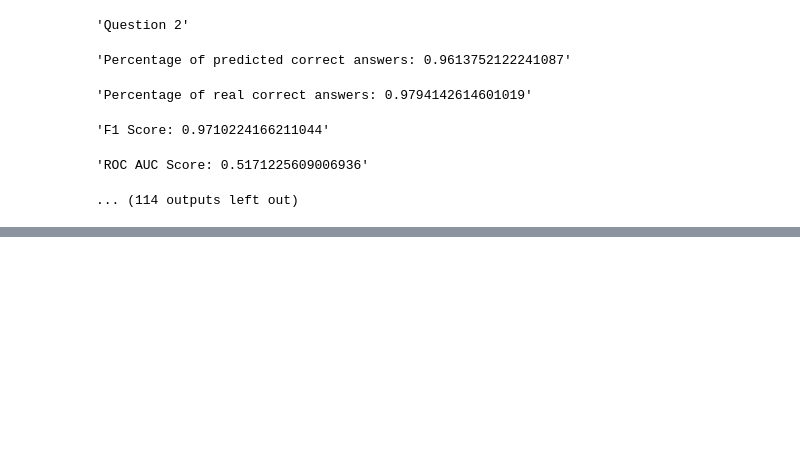
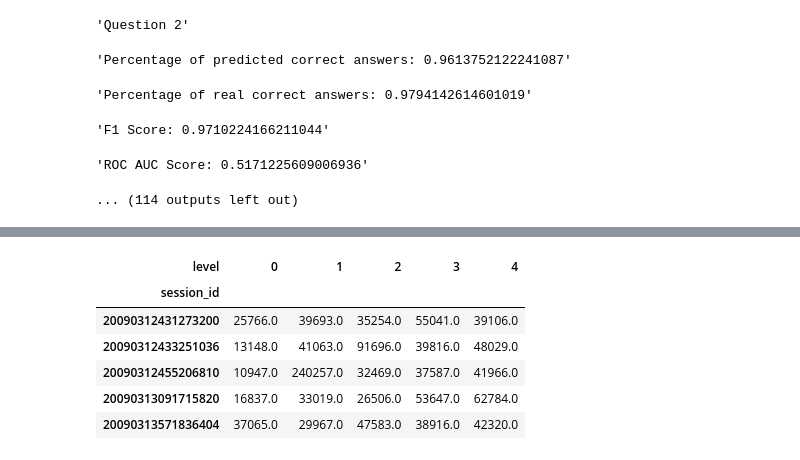
Before and after one commit to iferreiro-ml/predicting-student-performance, a Jupyter notebook: notebooks/02_baseline_log_reg_model.ipynb, the cells around one changed output, grey strips where cells are left out. Saved outputs shown, nothing was run; the diff lists cells and outputs as text; code cells hidden in the pictures; blank space fills up the shorter version.

```diff
--- a/notebooks/02_baseline_log_reg_model.ipynb
+++ b/notebooks/02_baseline_log_reg_model.ipynb
@@ -444,0 +445,3 @@ array([[  51, 1200],
+# %%
+labels_q = catalog.load("labels_q_train")
+features_q = catalog.load("features_q_train")
@@ -444,0 +451,10 @@ array([[  51, 1200],
+# %%
+display(features_q[0].head())
+# %% [output]
+| level | 0 | 1 | 2 | 3 | 4 |
+| session_id |  |  |  |  |  |
+| 20090312431273200 | 25766.0 | 39693.0 | 35254.0 | 55041.0 | 39106.0 |
+| 20090312433251036 | 13148.0 | 41063.0 | 91696.0 | 39816.0 | 48029.0 |
+| 20090312455206810 | 10947.0 | 240257.0 | 32469.0 | 37587.0 | 41966.0 |
+| 20090313091715820 | 16837.0 | 33019.0 | 26506.0 | 53647.0 | 62784.0 |
+| 20090313571836404 | 37065.0 | 29967.0 | 47583.0 | 38916.0 | 42320.0 |
```
Also changed, not shown: parts of 10 cells of this notebook, 15 other files.
